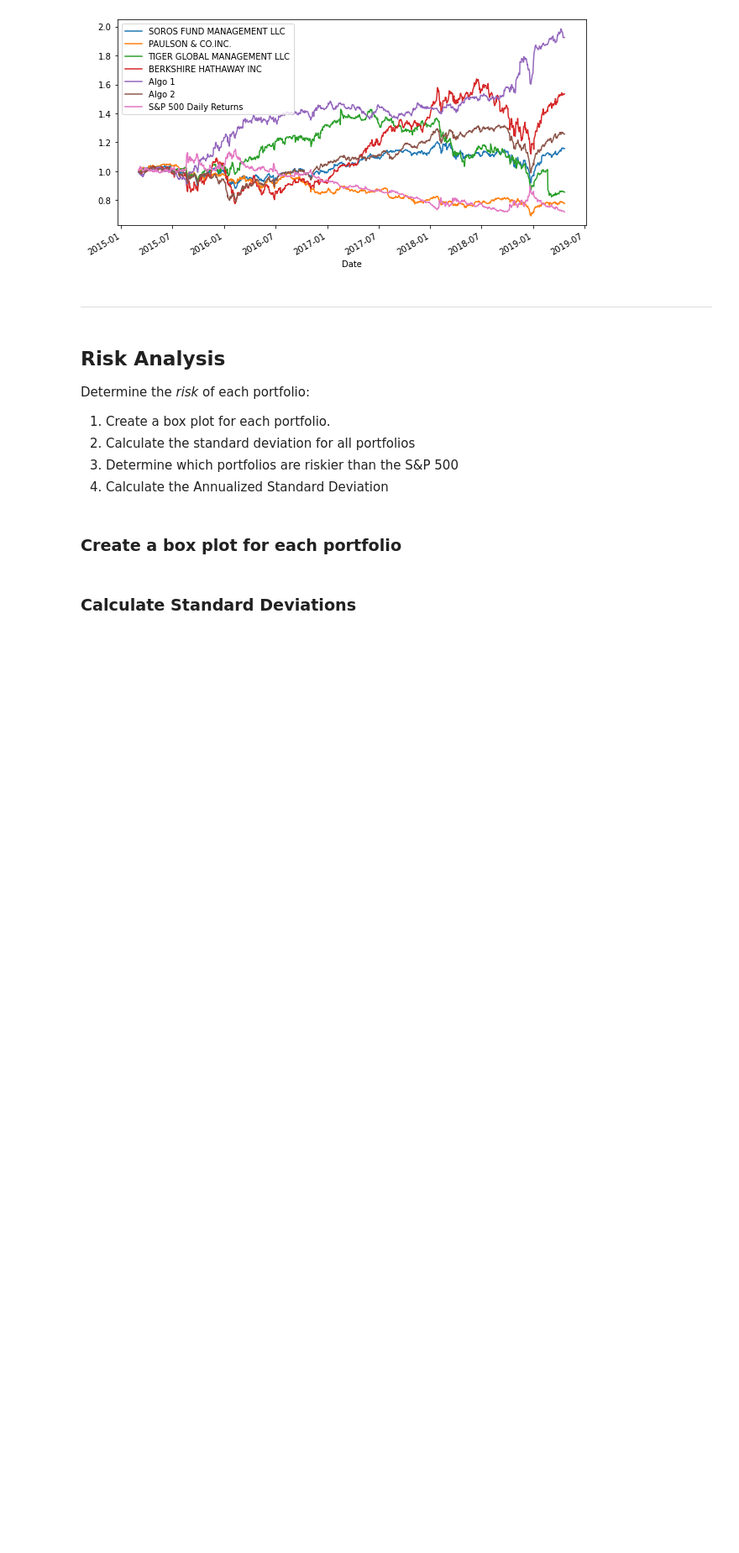
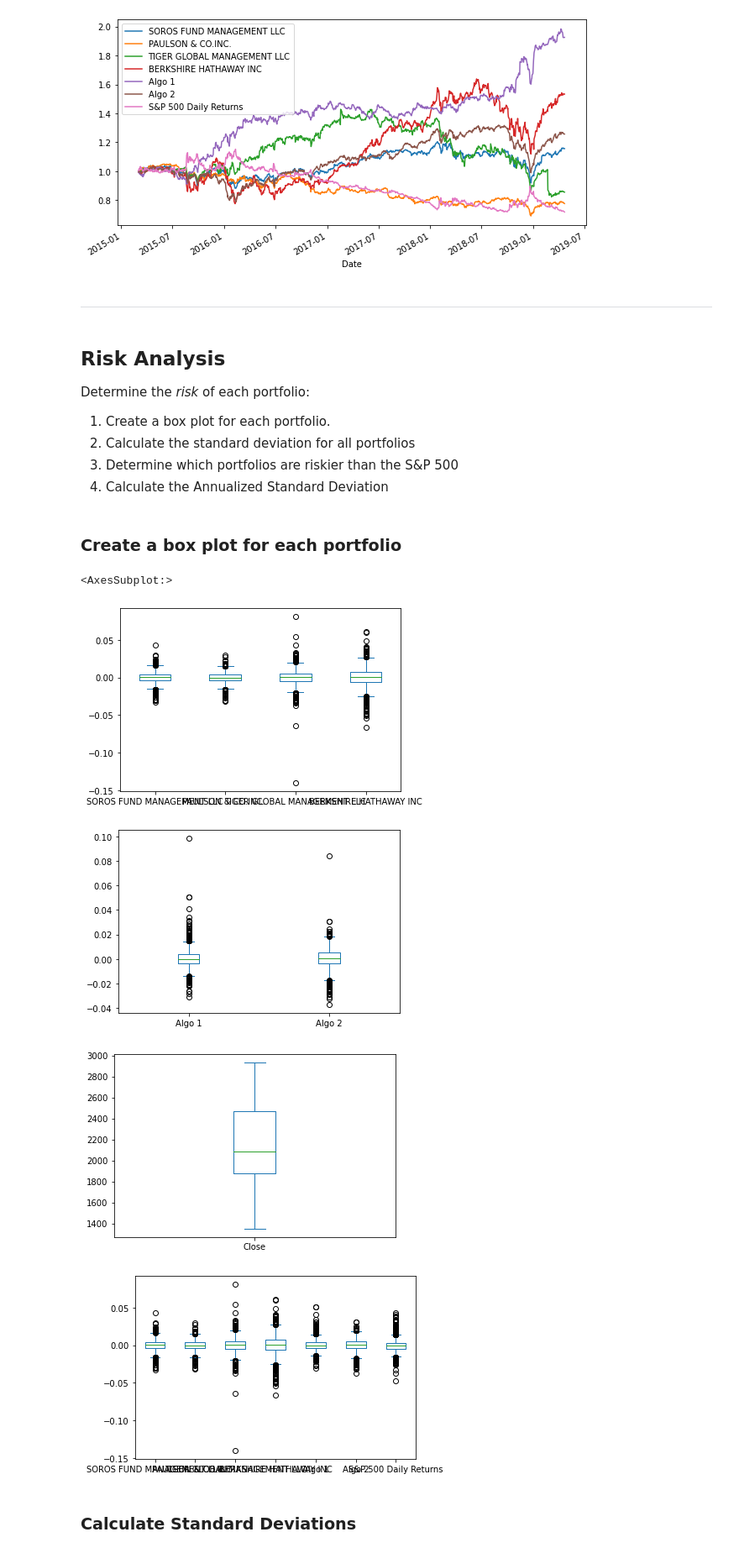
Before and after one commit to lfraccaro1/unit_4_pandas_homework, a Jupyter notebook: whale_analysis.ipynb, the cells around one changed output. Shown at 84% size. Cells and saved outputs as stored; diff of their text form; code cells hidden in the pictures; blank space fills up the shorter version.

```diff
--- a/whale_analysis.ipynb
+++ b/whale_analysis.ipynb
@@ -209,6 +210,16 @@ Determine the _risk_ of each portfolio:
 ### Create a box plot for each portfolio
 # %%
 # Box plot to visually show risk
+whale_df.plot.box()
+algo_df.plot.box()
+sp500_df.plot.box()
+all_portfolio_returns.plot.box()
+# %% [output]
+<AxesSubplot:>
+[figure, added]
+[figure, added]
+[figure, added]
+[figure, added]
 # %% [markdown]
 ### Calculate Standard Deviations
 # %%
```
Also changed, not shown: parts of 26 cells of this notebook, 3 other files.
